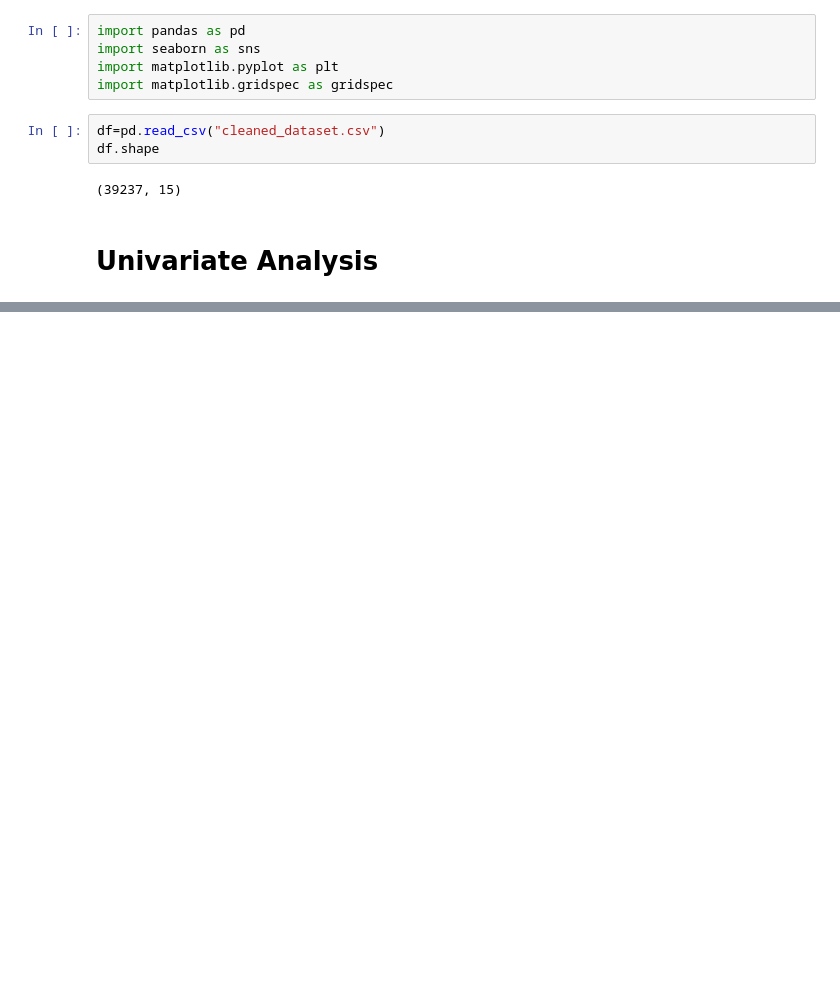
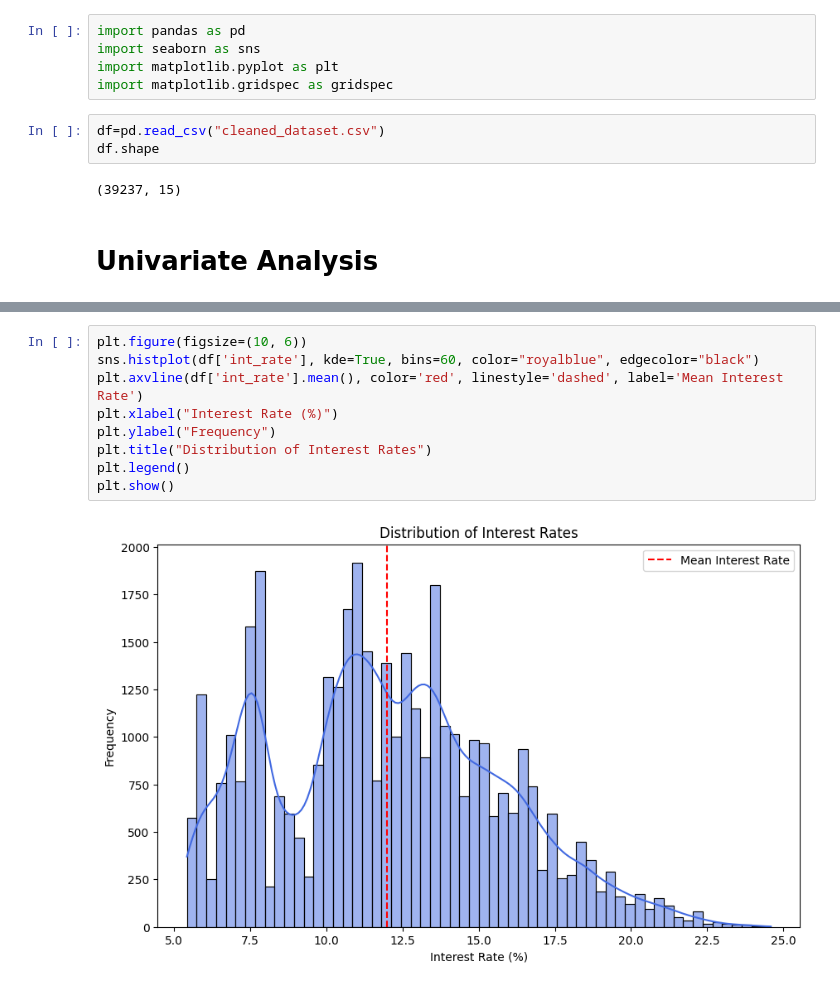
Before and after one commit to Memphis-rains/Loan-Default-System, a Jupyter notebook: eda.ipynb, the cells around one changed output, grey strips where cells are left out. Drawn from its saved outputs; the diff is of its cells as text; blank space fills up the shorter version.

```diff
--- a/eda.ipynb
+++ b/eda.ipynb
@@ -142,0 +163,11 @@ plt.show()
+# %%
+plt.figure(figsize=(10, 6))
+sns.histplot(df['int_rate'], kde=True, bins=60, color="royalblue", edgecolor="black")
+plt.axvline(df['int_rate'].mean(), color='red', linestyle='dashed', label='Mean Interest Rate')
+plt.xlabel("Interest Rate (%)")
+plt.ylabel("Frequency")
+plt.title("Distribution of Interest Rates")
+plt.legend()
+plt.show()
+# %% [output]
+[figure, added]
```
Also changed, not shown: parts of 10 cells of this notebook, 1 other file.
